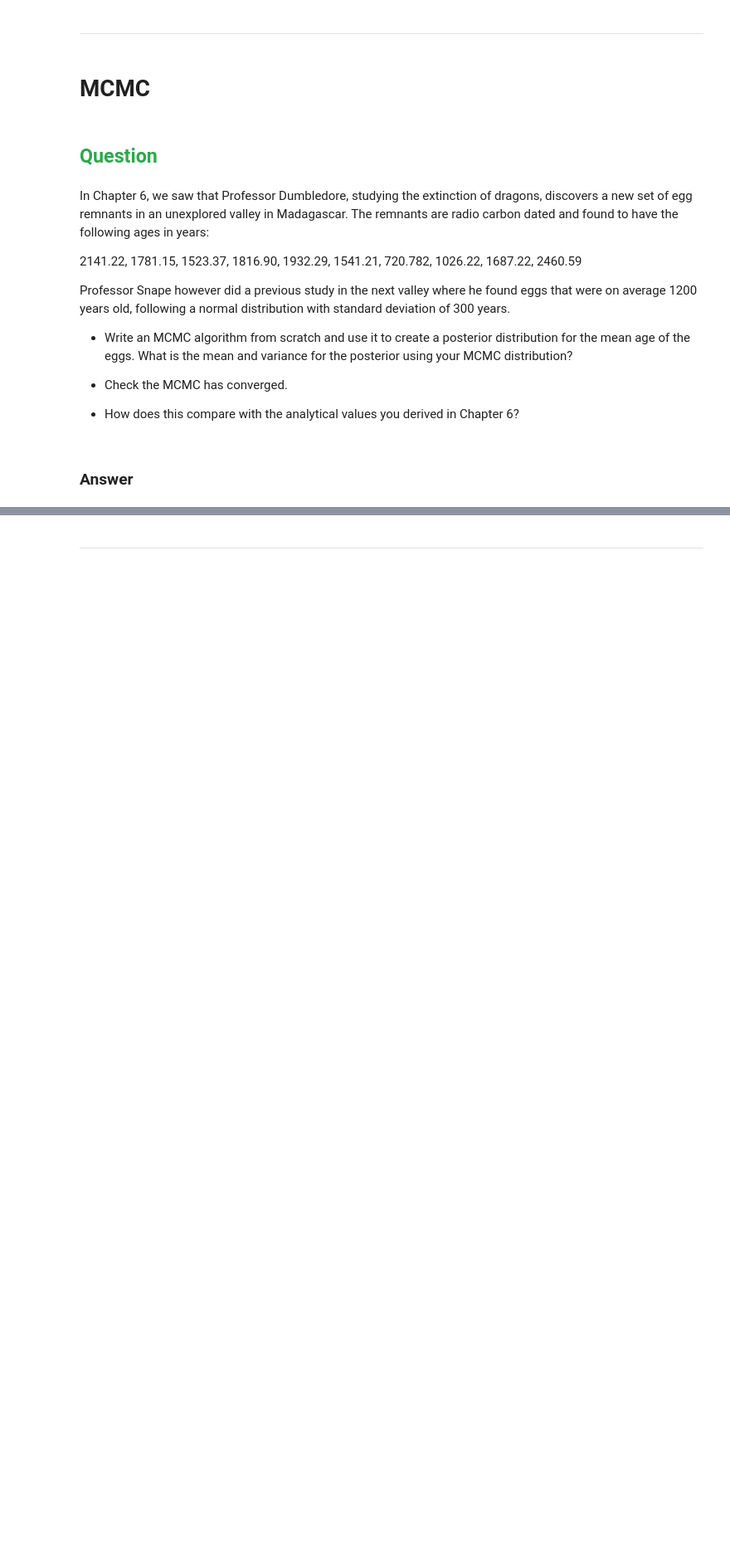
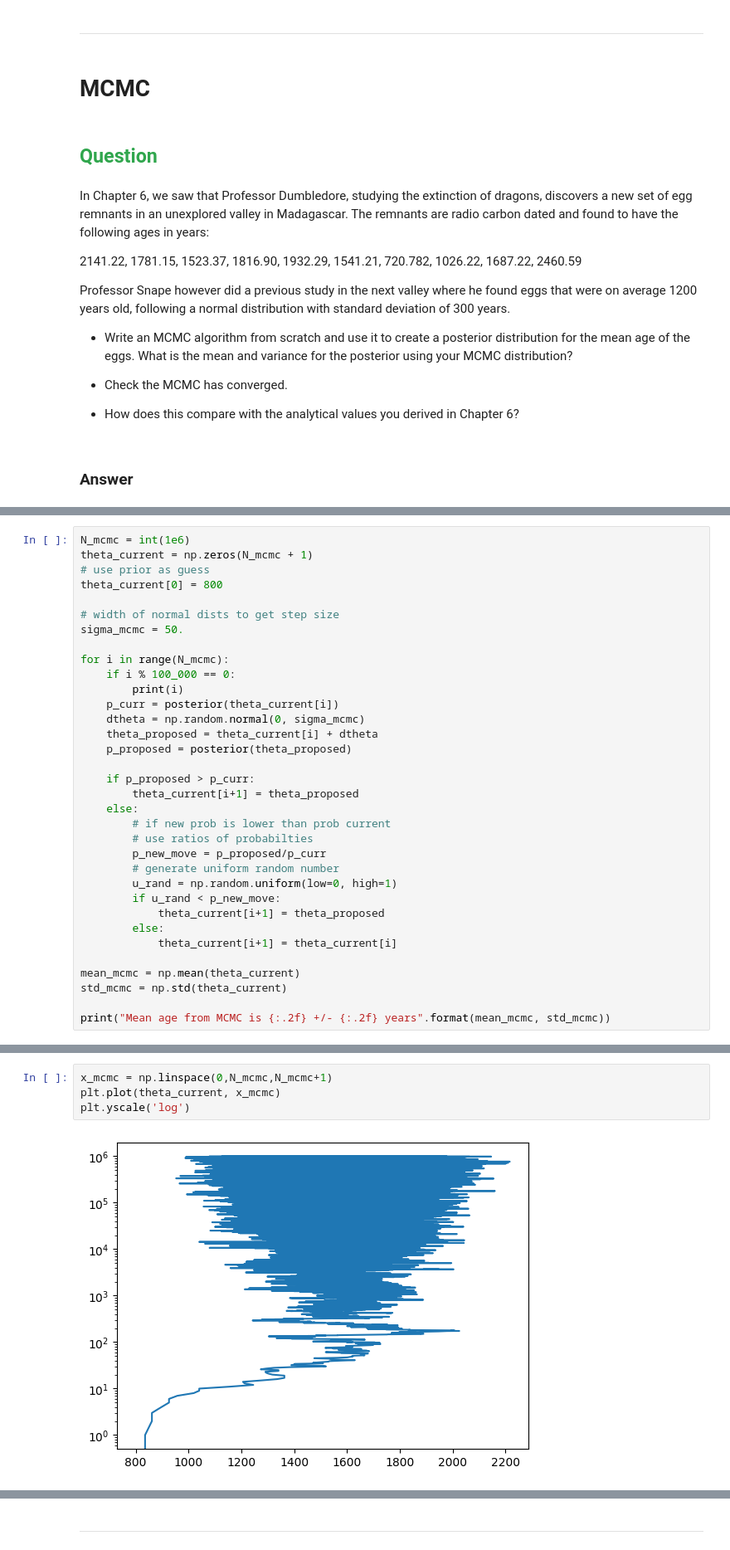
Before and after one commit to thomasarintoul/Data-Analysis-2024, a Jupyter notebook: blended_exercises/Chapter7/Chapter7_yourturn.ipynb, the cells around one changed output, grey strips where cells are left out. Shown at 83% size. Cells and saved outputs as stored; diff of their text form; blank space fills up the shorter version.

```diff
--- a/blended_exercises/Chapter7/Chapter7_yourturn.ipynb
+++ b/blended_exercises/Chapter7/Chapter7_yourturn.ipynb
@@ -28,0 +53,34 @@ Professor Snape however did a previous study in the next valley where he found e
+# %%
+N_mcmc = int(1e6)
+theta_current = np.zeros(N_mcmc + 1)
+# use prior as guess
+theta_current[0] = 800
+
+# width of normal dists to get step size
+sigma_mcmc = 50.
+
+for i in range(N_mcmc):
+    if i % 100_000 == 0:
+        print(i)
+    p_curr = posterior(theta_current[i])
+    dtheta = np.random.normal(0, sigma_mcmc)
+    theta_proposed = theta_current[i] + dtheta
+    p_proposed = posterior(theta_proposed)
+
+    if p_proposed > p_curr:
+        theta_current[i+1] = theta_proposed
+    else:
+        # if new prob is lower than prob current
+        # use ratios of probabilties
+        p_new_move = p_proposed/p_curr
+        # generate uniform random number
+        u_rand = np.random.uniform(low=0, high=1)
+        if u_rand < p_new_move:
+            theta_current[i+1] = theta_proposed
+        else:
+            theta_current[i+1] = theta_current[i]
+
+mean_mcmc = np.mean(theta_current)
+std_mcmc = np.std(theta_current)
+
+print("Mean age from MCMC is {:.2f} +/- {:.2f} years".format(mean_mcmc, std_mcmc))
@@ -28,0 +99,6 @@ Professor Snape however did a previous study in the next valley where he found e
+# %%
+x_mcmc = np.linspace(0,N_mcmc,N_mcmc+1)
+plt.plot(theta_current, x_mcmc)
+plt.yscale('log')
+# %% [output]
+[figure, added]
```
Also changed, not shown: parts of 4 cells of this notebook.
